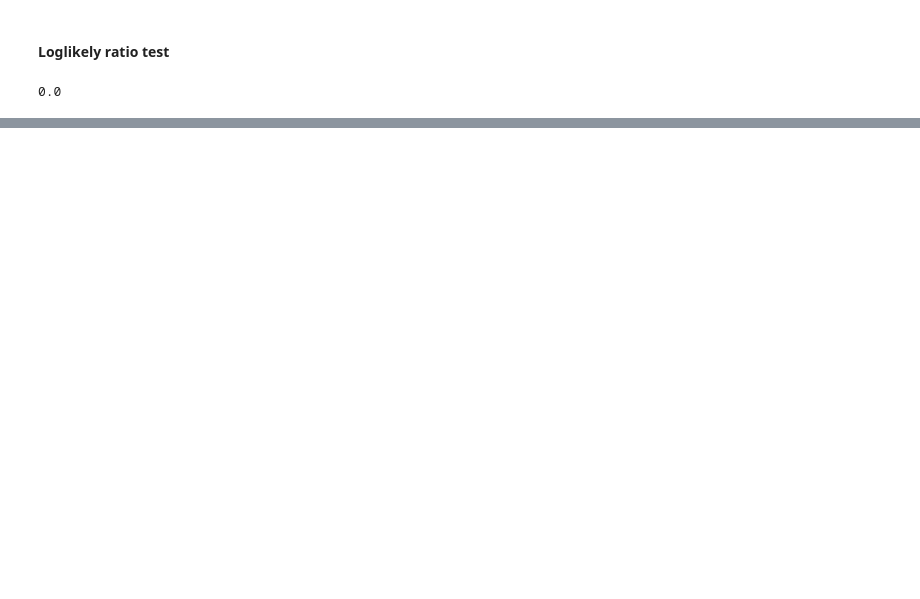
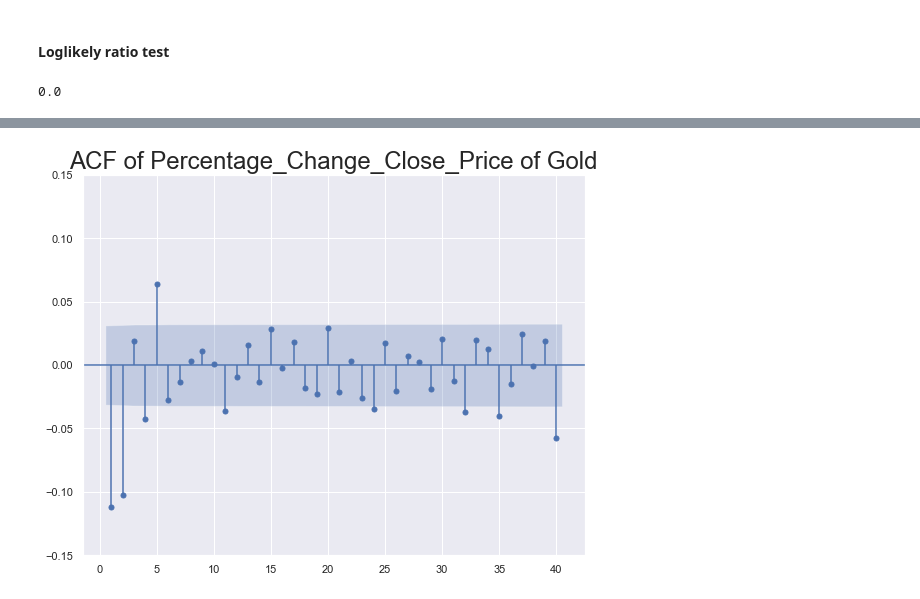
Before and after one commit to jaybfn/Gold_Price_Forecasting, a Jupyter notebook: model.ipynb, the cells around one changed output, grey strips where cells are left out. Cells and saved outputs as stored; diff of their text form; code cells hidden in the pictures; blank space fills up the shorter version.

```diff
--- a/model.ipynb
+++ b/model.ipynb
@@ -176,0 +179,3 @@ LLR(model_AR, model_AR_5, DF = 1)
+# %%
+df_train['Percentage_Change_Close_Price'] = df_train.Price.pct_change(1).mul(100)
+df_train = df_train.iloc[1:] # removing the first row of the df_train dataframe as when we calculate Close_Price_% , we will get null values in the first row.
@@ -176,0 +216,7 @@ LLR(model_AR, model_AR_5, DF = 1)
+# %%
+sgt.plot_acf(df_train.Percentage_Change_Close_Price, lags = 40, zero = False)
+plt.ylim(-0.15,0.15)
+plt.title('ACF of Percentage_Change_Close_Price of Gold', size = 24)
+plt.show()
+# %% [output]
+[figure, added]
```
Also changed, not shown: parts of 29 cells of this notebook.
